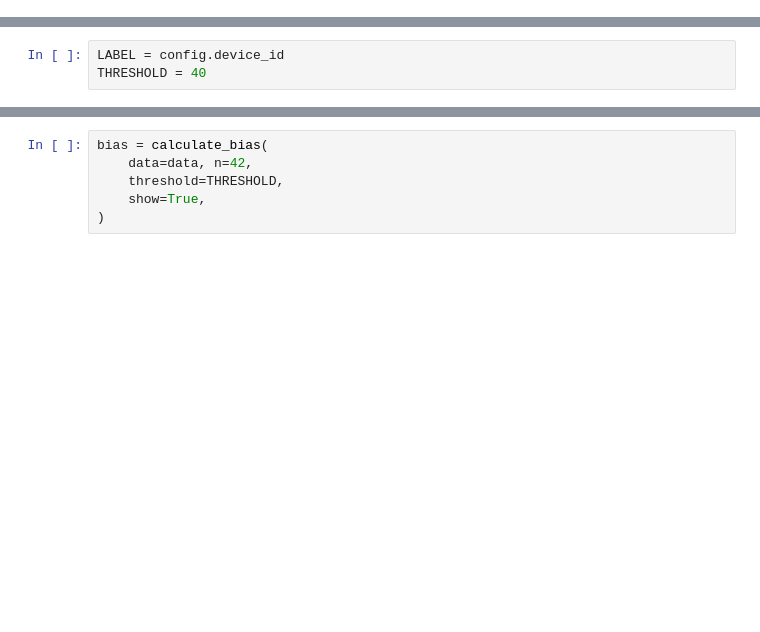
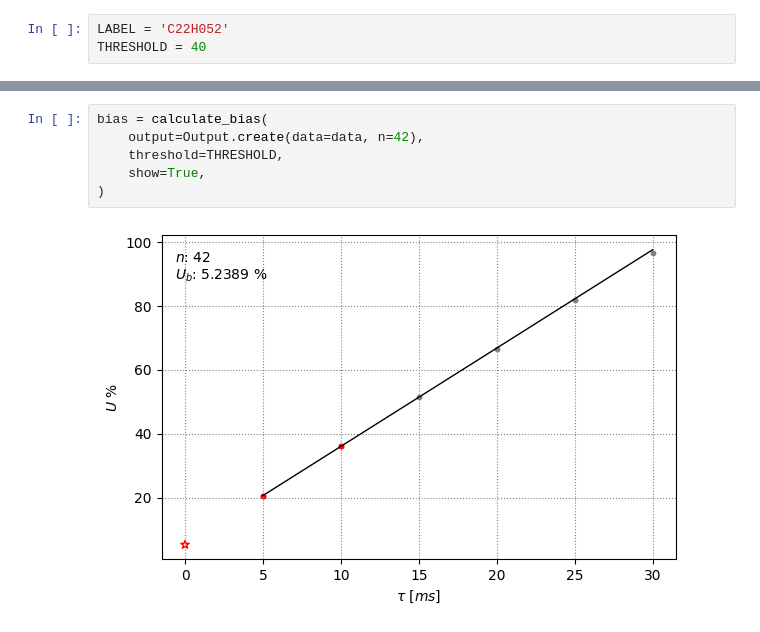
Before and after one commit to Exinker/detector-testing-system, a Jupyter notebook: app (bias).ipynb, the cells around one changed output, grey strips where cells are left out. Cells and saved outputs as stored; diff of their text form; blank space fills up the shorter version.

```diff
--- a/app (bias).ipynb
+++ b/app (bias).ipynb
@@ -12 +11,4 @@ ImportError: cannot import name 'get_units_clipping' from 'vmk_spectrum3_wrapper
+# %%
+LABEL = 'C22H052'
+THRESHOLD = 40
 # %%
@@ -16,6 +18,3 @@ config = ExperimentConfig.from_ini(
-# %%
-LABEL = config.device_id
-THRESHOLD = 40
 # %%
 # device = run_device(
 #     config=config,
@@ -37,9 +38,11 @@ data = load_data(
 # %%
 bias = calculate_bias(
-    data=data, n=42,
+    output=Output.create(data=data, n=42),
     threshold=THRESHOLD,
     show=True,
 )
+# %% [output]
+[figure, added]
 # %%
 bias = research_bias(
     data=data,
```
Also changed, not shown: parts of 4 cells of this notebook, 13 other files.
